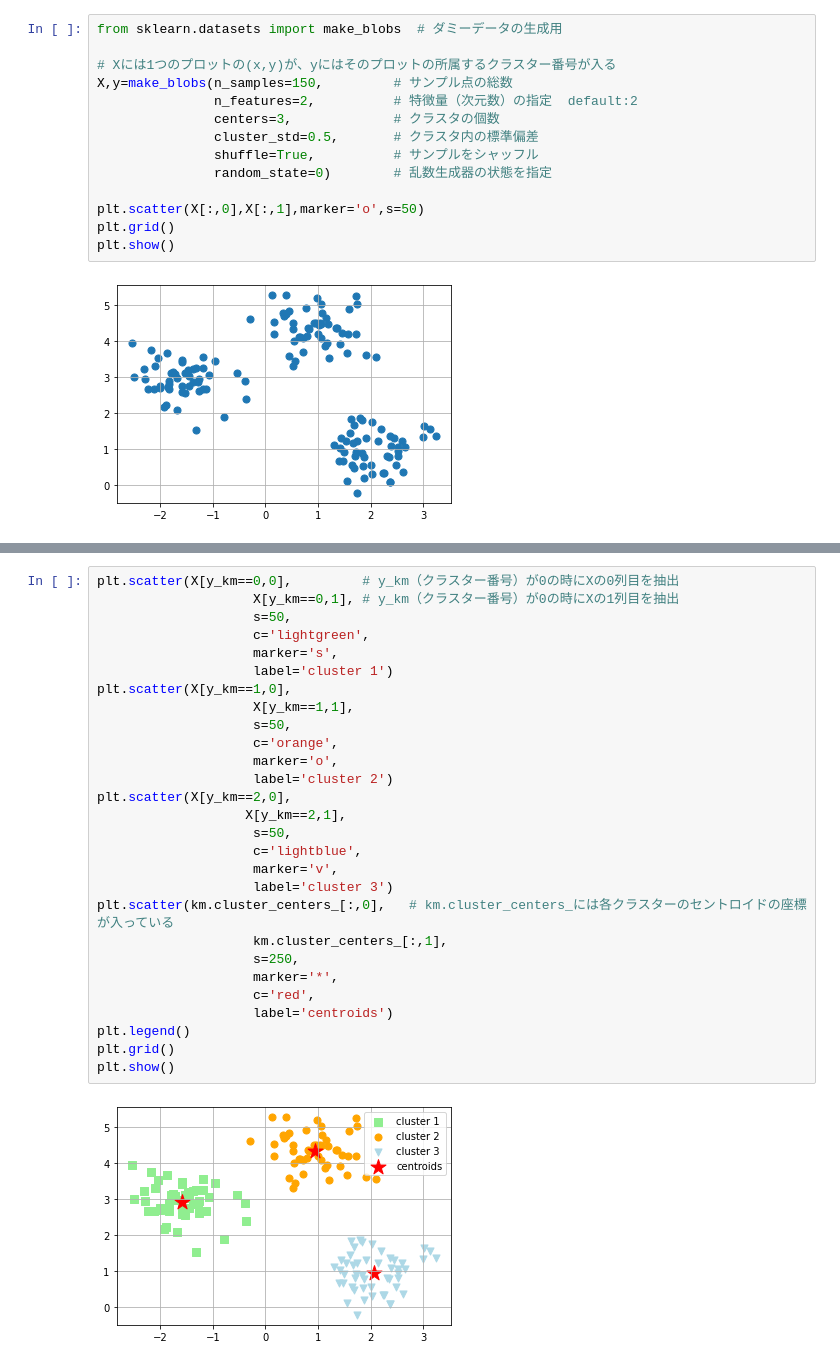
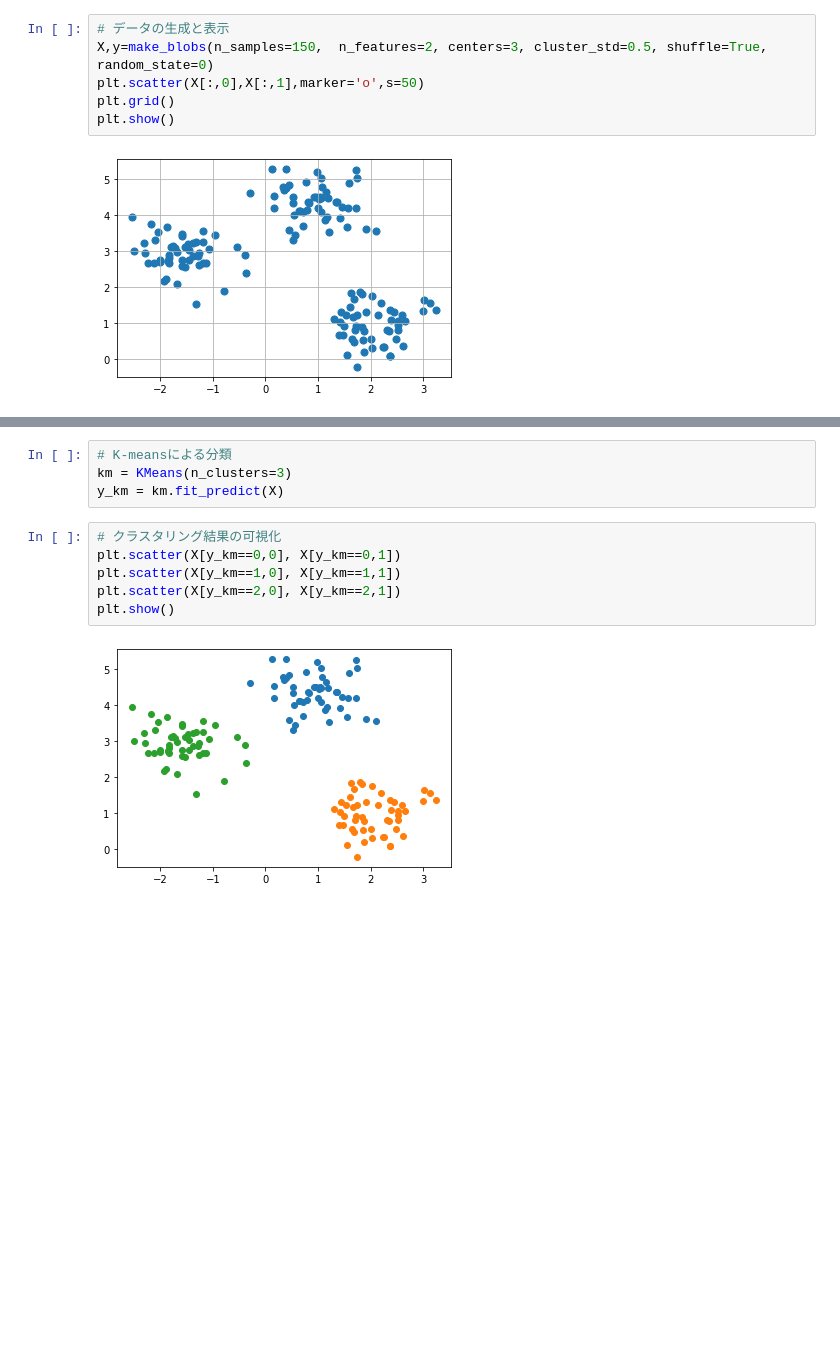
Before and after one commit to peisuke/ml-works, a Jupyter notebook: 7/7_4.ipynb, the cells around one changed output, grey strips where cells are left out. Cells and saved outputs as stored; diff of their text form; blank space fills up the shorter version.

```diff
--- a/7/7_4.ipynb
+++ b/7/7_4.ipynb
@@ -9,15 +17,7 @@ import numpy as np
 import matplotlib.pyplot as plt
 # %%
-from sklearn.datasets import make_blobs  # ダミーデータの生成用
-
-# Xには1つのプロットの(x,y)が、yにはそのプロットの所属するクラスター番号が入る
-X,y=make_blobs(n_samples=150,         # サンプル点の総数
-               n_features=2,          # 特徴量（次元数）の指定  default:2
-               centers=3,             # クラスタの個数
-               cluster_std=0.5,       # クラスタ内の標準偏差
-               shuffle=True,          # サンプルをシャッフル
-               random_state=0)        # 乱数生成器の状態を指定
-
+# データの生成と表示
+X,y=make_blobs(n_samples=150,  n_features=2, centers=3, cluster_std=0.5, shuffle=True, random_state=0)
 plt.scatter(X[:,0],X[:,1],marker='o',s=50)
 plt.grid()
 plt.show()
@@ -37,31 +26,13 @@ y_km = km.fit_predict(X)
+# %%
+# K-meansによる分類
+km = KMeans(n_clusters=3)
+y_km = km.fit_predict(X)
 # %%
-plt.scatter(X[y_km==0,0],         # y_km（クラスター番号）が0の時にXの0列目を抽出
-                    X[y_km==0,1], # y_km（クラスター番号）が0の時にXの1列目を抽出
-                    s=50,
-                    c='lightgreen',
-                    marker='s',
-                    label='cluster 1')
-plt.scatter(X[y_km==1,0],
-                    X[y_km==1,1],
-                    s=50,
-                    c='orange',
-                    marker='o',
-                    label='cluster 2')
-plt.scatter(X[y_km==2,0],
-                   X[y_km==2,1],
-                    s=50,
-                    c='lightblue',
-                    marker='v',
-                    label='cluster 3')
-plt.scatter(km.cluster_centers_[:,0],   # km.cluster_centers_には各クラスターのセントロイドの座標が入っている
-                    km.cluster_centers_[:,1],
-                    s=250,
-                    marker='*',
-                    c='red',
-                    label='centroids')
-plt.legend()
-plt.grid()
+# クラスタリング結果の可視化
+plt.scatter(X[y_km==0,0], X[y_km==0,1])
+plt.scatter(X[y_km==1,0], X[y_km==1,1])
+plt.scatter(X[y_km==2,0], X[y_km==2,1])
 plt.show()
 # %% [output]
-[figure, old version]
+[figure, new version]
 # %%
```
Also changed, not shown: parts of 9 cells of this notebook.
